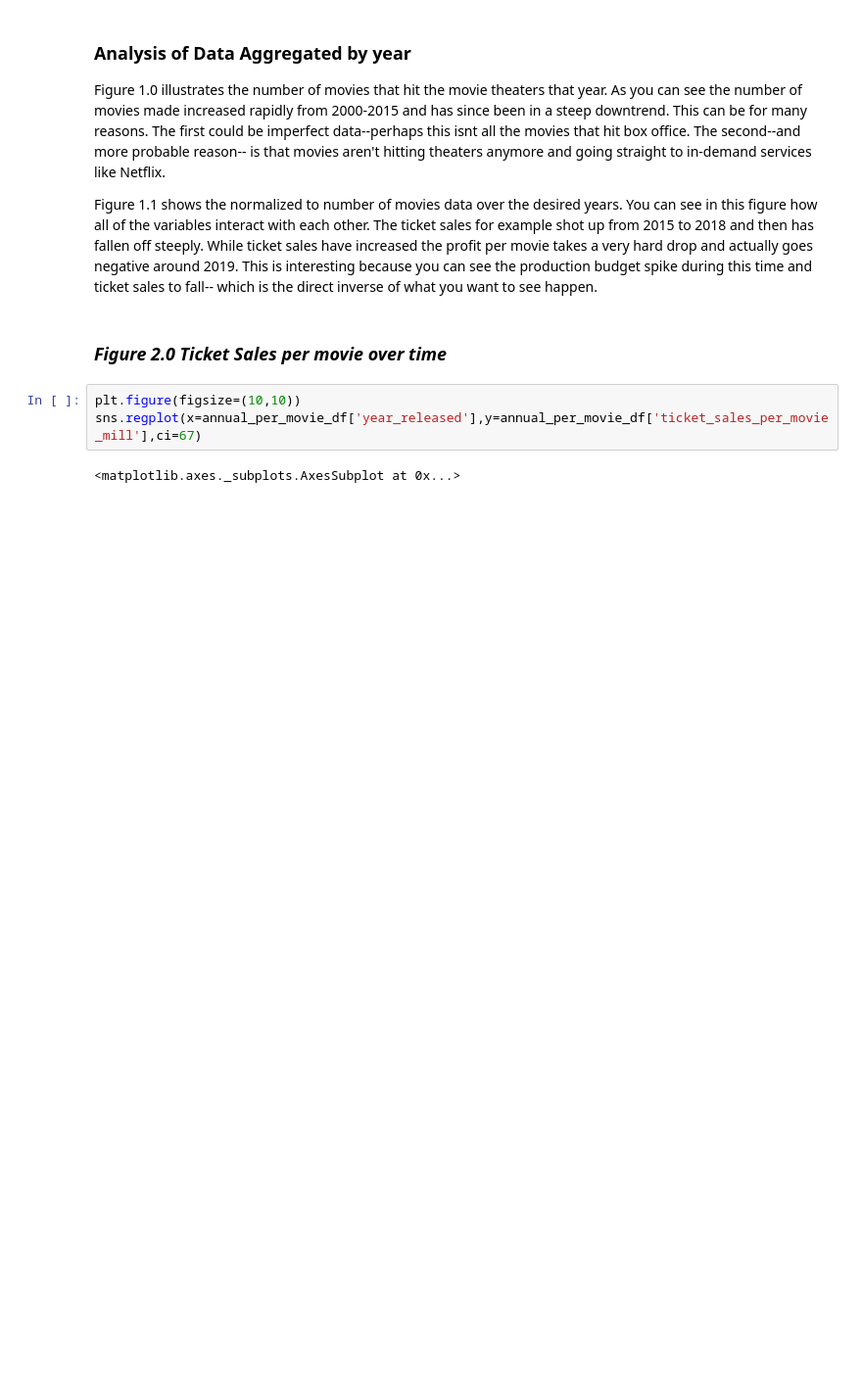
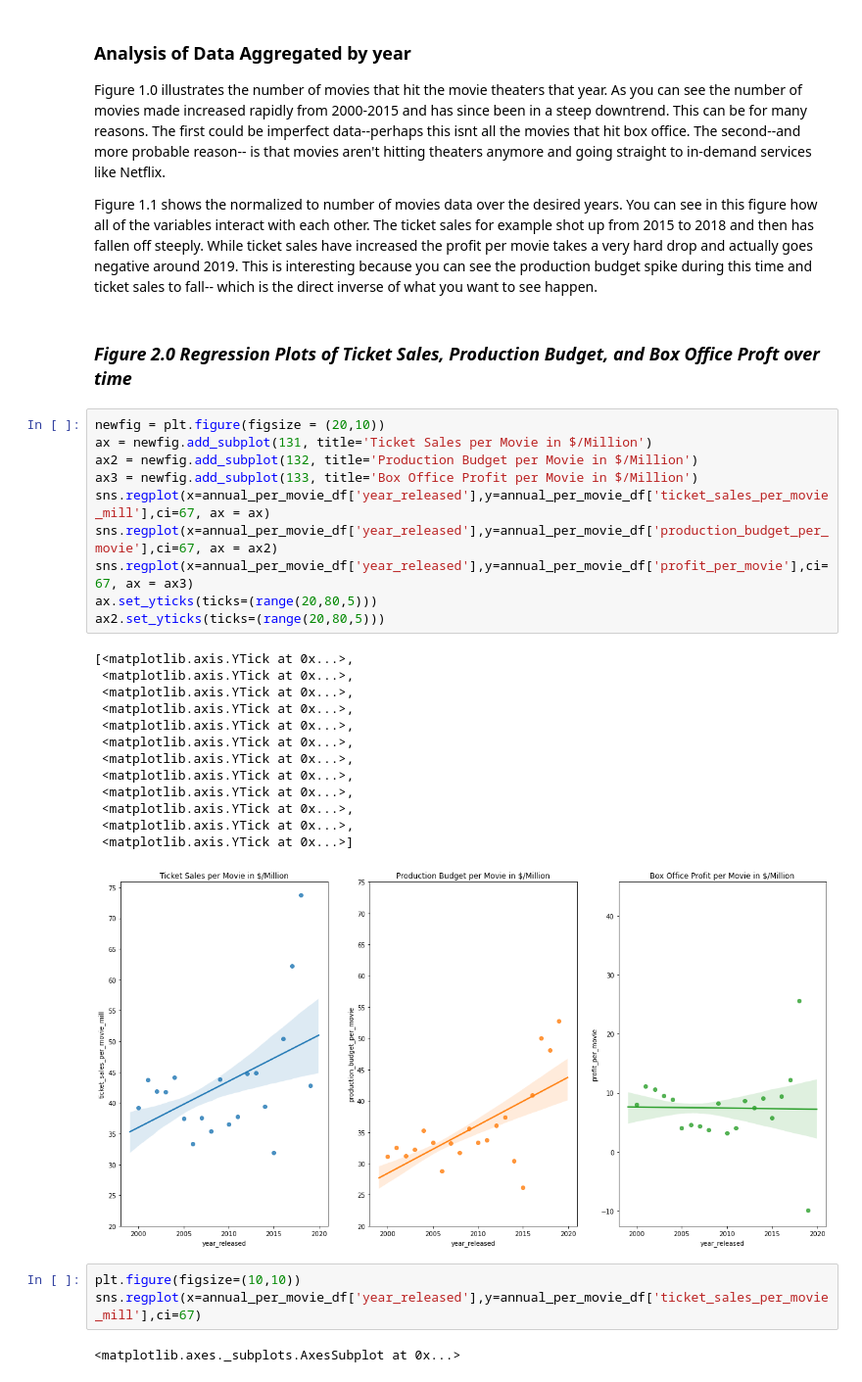
Before and after one commit to learn-co-students/dsc-mod-1-project-v2-1-onl01-dtsc-ft-041320, a Jupyter notebook: Evaluating The Box Office.ipynb, the cells around one changed output. Shown at 98% size. Saved outputs shown, nothing was run; the diff lists cells and outputs as text; blank space fills up the shorter version.

```diff
--- a/Evaluating The Box Office.ipynb
+++ b/Evaluating The Box Office.ipynb
@@ -249,7 +251,31 @@ Figure 1.0 illustrates the number of movies that hit the movie theaters that yea
 
 Figure 1.1 shows the normalized to number of movies data over the desired years. You can see in this figure how all of the variables interact with each other. The ticket sales for example shot up from 2015 to 2018 and then has fallen off steeply. While ticket sales have increased the profit per movie takes a very hard drop and actually goes negative around 2019. This is interesting because you can see the production budget spike during this time and ticket sales to fall-- which is the direct inverse of what you want to see happen.
 # %% [markdown]
-### ***Figure 2.0 Ticket Sales per movie over time***
+### ***Figure 2.0 Regression Plots of Ticket Sales, Production Budget, and Box Office Proft over time***
+# %%
+newfig = plt.figure(figsize = (20,10))
+ax = newfig.add_subplot(131, title='Ticket Sales per Movie in $/Million')
+ax2 = newfig.add_subplot(132, title='Production Budget per Movie in $/Million')
+ax3 = newfig.add_subplot(133, title='Box Office Profit per Movie in $/Million')
+sns.regplot(x=annual_per_movie_df['year_released'],y=annual_per_movie_df['ticket_sales_per_movie_mill'],ci=67, ax = ax)
+sns.regplot(x=annual_per_movie_df['year_released'],y=annual_per_movie_df['production_budget_per_movie'],ci=67, ax = ax2)
+sns.regplot(x=annual_per_movie_df['year_released'],y=annual_per_movie_df['profit_per_movie'],ci=67, ax = ax3)
+ax.set_yticks(ticks=(range(20,80,5)))
+ax2.set_yticks(ticks=(range(20,80,5)))
+# %% [output]
+[<matplotlib.axis.YTick at 0x...>,
+ <matplotlib.axis.YTick at 0x...>,
+ <matplotlib.axis.YTick at 0x...>,
+ <matplotlib.axis.YTick at 0x...>,
+ <matplotlib.axis.YTick at 0x...>,
+ <matplotlib.axis.YTick at 0x...>,
+ <matplotlib.axis.YTick at 0x...>,
+ <matplotlib.axis.YTick at 0x...>,
+ <matplotlib.axis.YTick at 0x...>,
+ <matplotlib.axis.YTick at 0x...>,
+ <matplotlib.axis.YTick at 0x...>,
+ <matplotlib.axis.YTick at 0x...>]
+[figure, added]
 # %%
 plt.figure(figsize=(10,10))
 sns.regplot(x=annual_per_movie_df['year_released'],y=annual_per_movie_df['ticket_sales_per_movie_mill'],ci=67)
```
Also changed, not shown: parts of 5 cells of this notebook, 3 other files.
